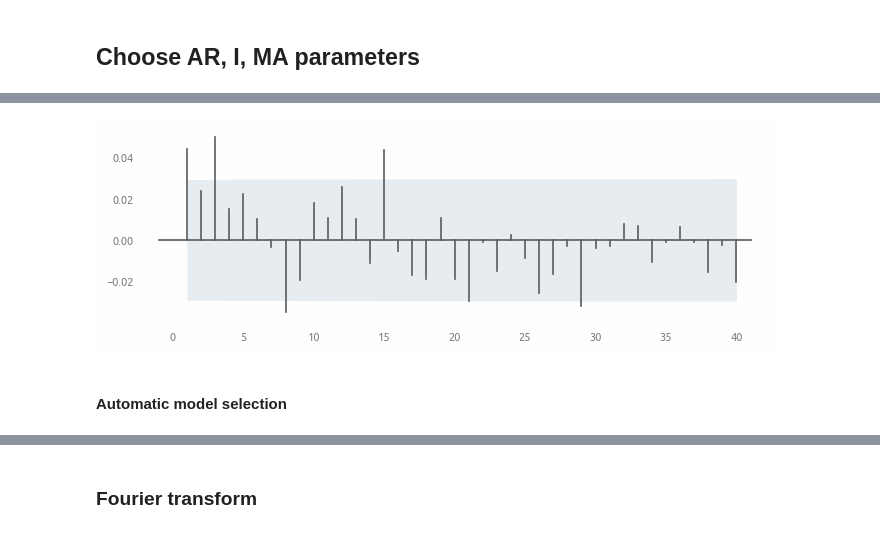
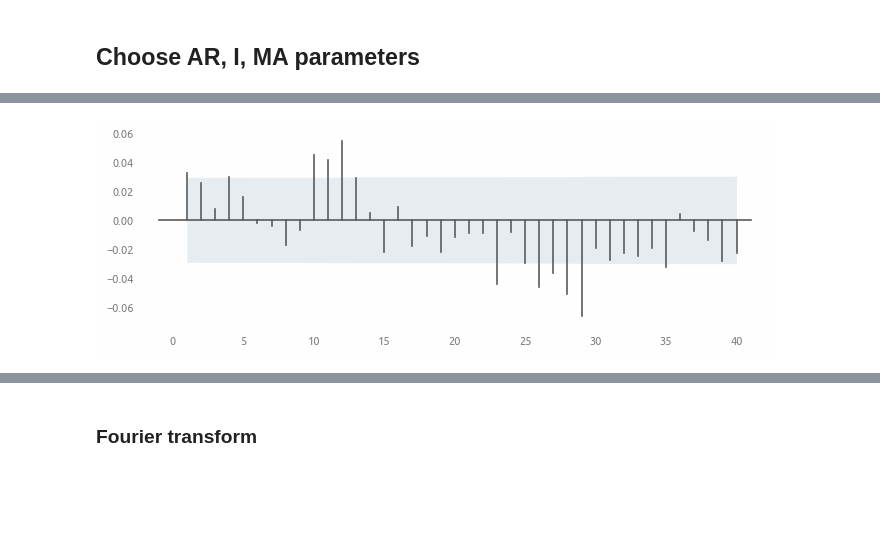
Before and after one commit to a-chasovsky/electric-power-consumption, a Jupyter notebook: 03-arima-month.ipynb, the cells around one changed output, grey strips where cells are left out. Cells and saved outputs as stored; diff of their text form; code cells hidden in the pictures; blank space fills up the shorter version.

```diff
--- a/03-arima-month.ipynb
+++ b/03-arima-month.ipynb
@@ -462,7 +472,7 @@ dtype: float64
 # %%
-arima403 = SARIMAX(
+arima415 = SARIMAX(
     endog=y, exog=None,
-    order=(4,0,3),
+    order=(4,1,5),
     seasonal_order=(0, 0, 0, 0)
 ).fit(maxiter=1000, disp=False)
 # %%
@@ -673,7 +552,5 @@ Warnings:
 # %%
 # should plot resid[d:], where d is d-order of ARIMA model
-plot_acf(data=arima412.resid[1:])
+plot_acf(data=arima415.resid[1:])
 # %% [output]
-[figure, old version]
+[figure, new version]
-# %% [markdown]
-#### Automatic model selection
```
Also changed, not shown: parts of 84 cells of this notebook, 32 other files.
